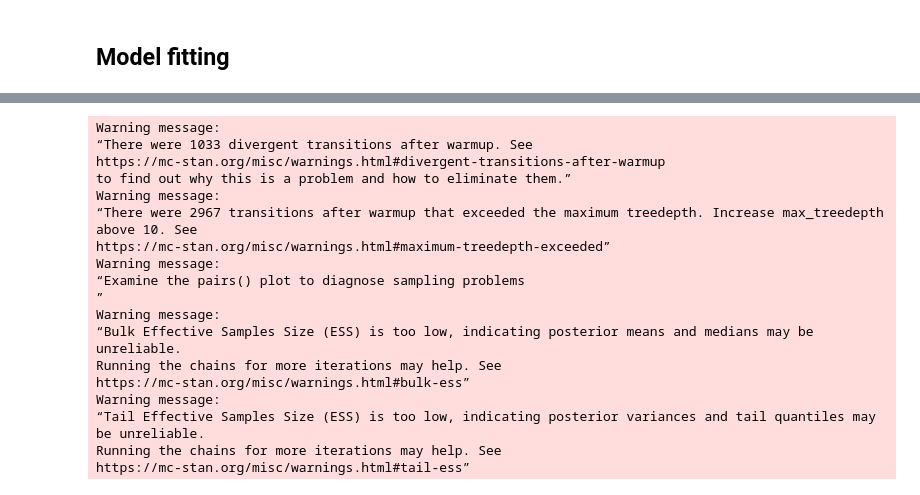
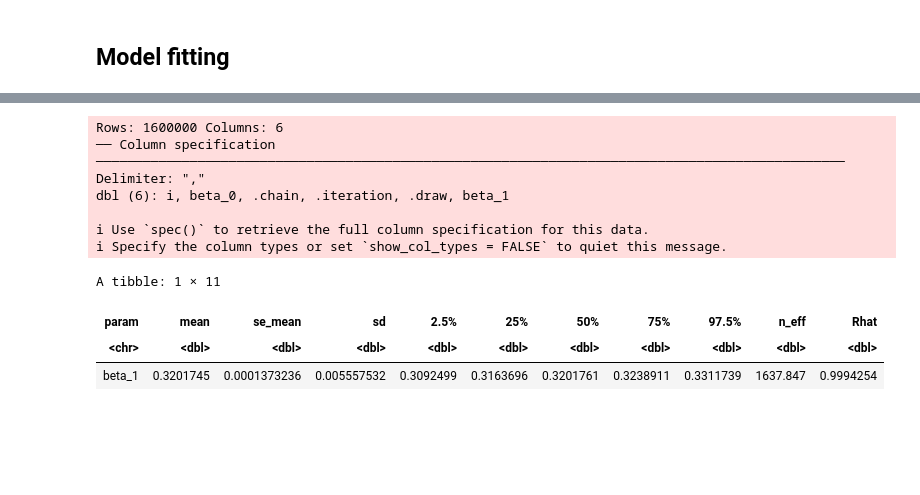
Before and after one commit to cjc77/bayesian-analysis-projects, a Jupyter notebook: notebooks_pooling_explore/sim_no_pooling.ipynb, the cells around one changed output, grey strips where cells are left out. Cells and saved outputs as stored; diff of their text form; code cells hidden in the pictures; blank space fills up the shorter version.

```diff
--- a/notebooks_pooling_explore/sim_no_pooling.ipynb
+++ b/notebooks_pooling_explore/sim_no_pooling.ipynb
@@ -86,13 +85,12 @@ if (!file.exists(paste0(results_base_dir, "/fit.rds"))) {
         warmup = n_warmup_samp,
         seed = model_seed,
         cores = n_chains,
-        # pars = c(beta_0_names, beta_1_names),
         pars = c("beta_0", "beta_1"),
         include = TRUE
     )
     saveRDS(fit, paste0(results_base_dir, "/fit.rds"))
 
-    tidy_draws_df <- fit %>% tidybayes::spread_draws(beta_0[i], beta_1[i])
+    tidy_draws_df <- fit %>% tidybayes::spread_draws(beta_0[i], beta_1)
     tidy_draws_df %>%
         write_csv(paste0(results_base_dir, "/draws.csv"))
 } else {
@@ -100,24 +98,13 @@ if (!file.exists(paste0(results_base_dir, "/fit.rds"))) {
     tidy_draws_df <- read_csv(paste0(results_base_dir, "/draws.csv"))
 }
 # %% [output]
-Warning message:
-“There were 1033 divergent transitions after warmup. See
-https://mc-stan.org/misc/warnings.html#divergent-transitions-after-warmup
-to find out why this is a problem and how to eliminate them.”
-Warning message:
-“There were 2967 transitions after warmup that exceeded the maximum treedepth. Increase max_treedepth above 10. See
-https://mc-stan.org/misc/warnings.html#maximum-treedepth-exceeded”
-Warning message:
-“Examine the pairs() plot to diagnose sampling problems
-”
-Warning message:
-“Bulk Effective Samples Size (ESS) is too low, indicating posterior means and medians may be unreliable.
-Running the chains for more iterations may help. See
-https://mc-stan.org/misc/warnings.html#bulk-ess”
-Warning message:
-“Tail Effective Samples Size (ESS) is too low, indicating posterior variances and tail quantiles may be unreliable.
-Running the chains for more iterations may help. See
-https://mc-stan.org/misc/warnings.html#tail-ess”
+Rows: 1600000 Columns: 6
+── Column specification ────────────────────────────────────────────────────────────────────────────────────────────────
+Delimiter: ","
+dbl (6): i, beta_0, .chain, .iteration, .draw, beta_1
+
+ℹ Use `spec()` to retrieve the full column specification for this data.
+ℹ Specify the column types or set `show_col_types = FALSE` to quiet this message.
 # %%
 tidy_draws_long_df <- tidy_draws_df %>%
     pivot_longer(cols = !c(".chain", ".iteration", ".draw", "i"), names_to = "param") %>%
@@ -124,6 +112,15 @@ tidy_draws_long_df <- tidy_draws_df %>%
     rename(indiv_id = i)
 # %%
 fit_summary <- summary(fit)
+# %%
+fit_summary$summary %>%
+    as_tibble(rownames = "param") %>%
+    filter(param == "beta_1")
+# %% [output]
+A tibble: 1 × 11
+| param | mean | se_mean | sd | 2.5% | 25% | 50% | 75% | 97.5% | n_eff | Rhat |
+| <chr> | <dbl> | <dbl> | <dbl> | <dbl> | <dbl> | <dbl> | <dbl> | <dbl> | <dbl> | <dbl> |
+| beta_1 | 0.3201745 | 0.0001373236 | 0.005557532 | 0.3092499 | 0.3163696 | 0.3201761 | 0.3238911 | 0.3311739 | 1637.847 | 0.9994254 |
 # %%
 fit_summary$summary %>%
     as_tibble(rownames="param") %>%
```
Also changed, not shown: parts of 7 cells of this notebook, 2 other files.
